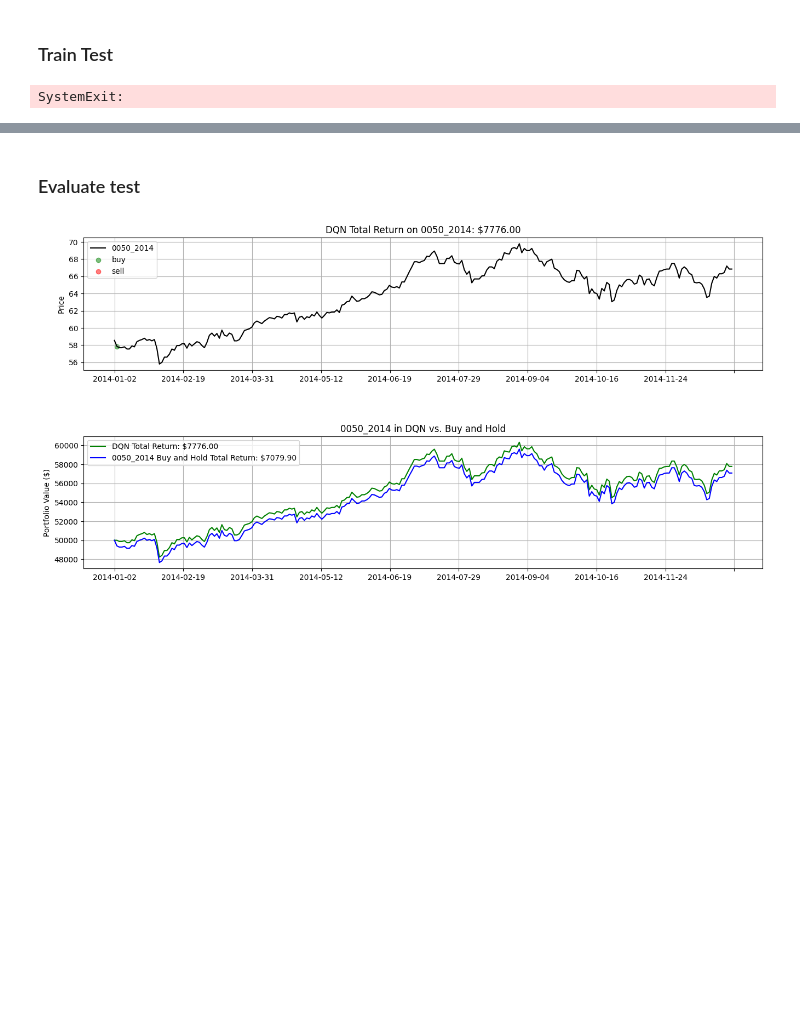
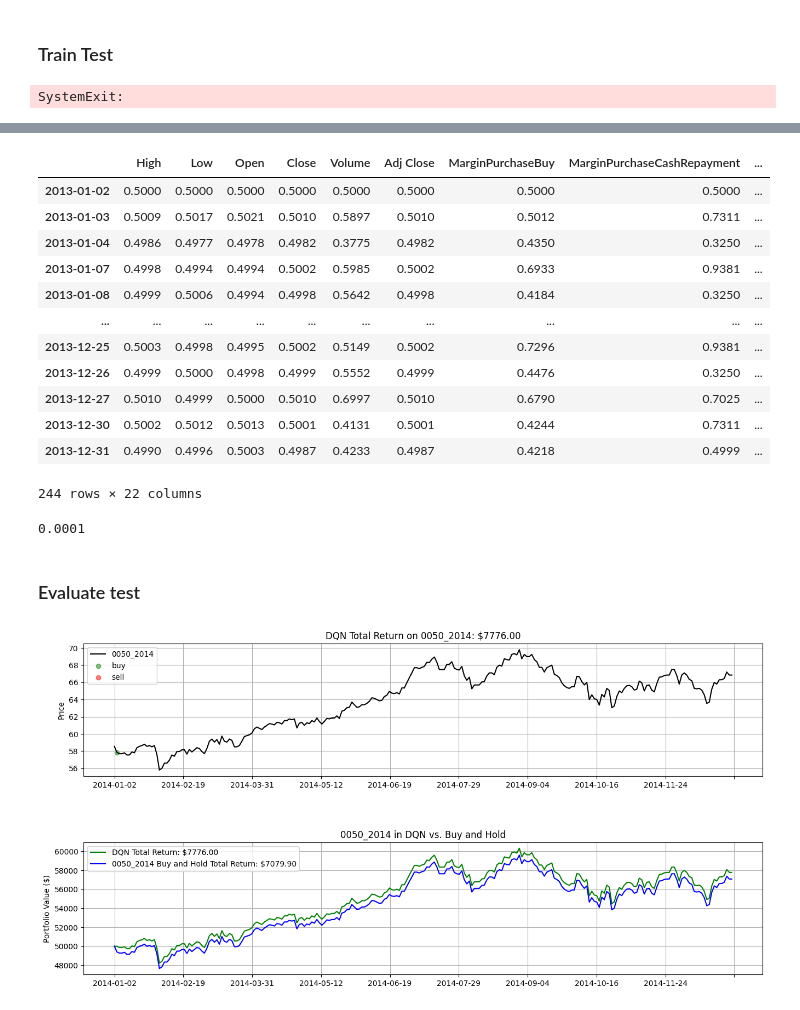
Before and after one commit to yayaya0411/DeepRL_Trading, a Jupyter notebook: DL_test.ipynb, the cells around one changed output, grey strips where cells are left out. Saved outputs shown, nothing was run; the diff lists cells and outputs as text; code cells hidden in the pictures; blank space fills up the shorter version.

```diff
--- a/DL_test.ipynb
+++ b/DL_test.ipynb
@@ -146,3 +163,26 @@ SystemExit:
+# %%
+
+
+data = diff_sigmoid(stock_data)
+data
+# %% [output]
+|  | High | Low | Open | Close | Volume | Adj Close | MarginPurchaseBuy | MarginPurchaseCashRepayment | ... |
+| 2013-01-02 | 0.5000 | 0.5000 | 0.5000 | 0.5000 | 0.5000 | 0.5000 | 0.5000 | 0.5000 | ... |
+| 2013-01-03 | 0.5009 | 0.5017 | 0.5021 | 0.5010 | 0.5897 | 0.5010 | 0.5012 | 0.7311 | ... |
+| 2013-01-04 | 0.4986 | 0.4977 | 0.4978 | 0.4982 | 0.3775 | 0.4982 | 0.4350 | 0.3250 | ... |
+| 2013-01-07 | 0.4998 | 0.4994 | 0.4994 | 0.5002 | 0.5985 | 0.5002 | 0.6933 | 0.9381 | ... |
+| 2013-01-08 | 0.4999 | 0.5006 | 0.4994 | 0.4998 | 0.5642 | 0.4998 | 0.4184 | 0.3250 | ... |
+| ... | ... | ... | ... | ... | ... | ... | ... | ... | ... |
+| 2013-12-25 | 0.5003 | 0.4998 | 0.4995 | 0.5002 | 0.5149 | 0.5002 | 0.7296 | 0.9381 | ... |
+| 2013-12-26 | 0.4999 | 0.5000 | 0.4998 | 0.4999 | 0.5552 | 0.4999 | 0.4476 | 0.3250 | ... |
+| 2013-12-27 | 0.5010 | 0.4999 | 0.5000 | 0.5010 | 0.6997 | 0.5010 | 0.6790 | 0.7025 | ... |
+| 2013-12-30 | 0.5002 | 0.5012 | 0.5013 | 0.5001 | 0.4131 | 0.5001 | 0.4244 | 0.7311 | ... |
+| 2013-12-31 | 0.4990 | 0.4996 | 0.5003 | 0.4987 | 0.4233 | 0.4987 | 0.4218 | 0.4999 | ... |
+244 rows × 22 columns
+# %%
+round(treasury_bond_daily_return_rate(),4)
+# %% [output]
+0.0001
 # %% [markdown]
 ### Evaluate test
 # %%
```
Also changed, not shown: parts of 4 cells of this notebook, 17 other files.
